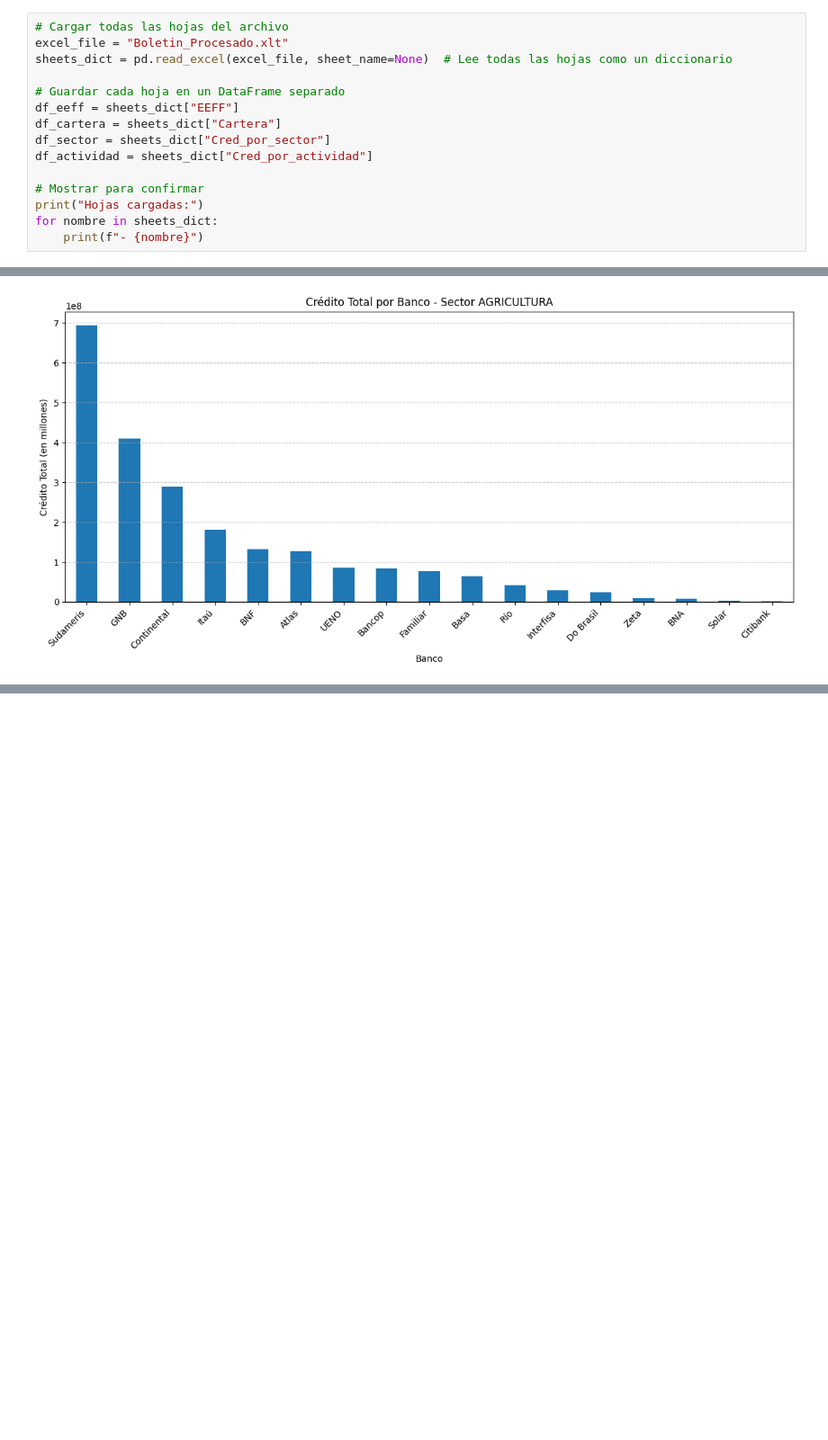
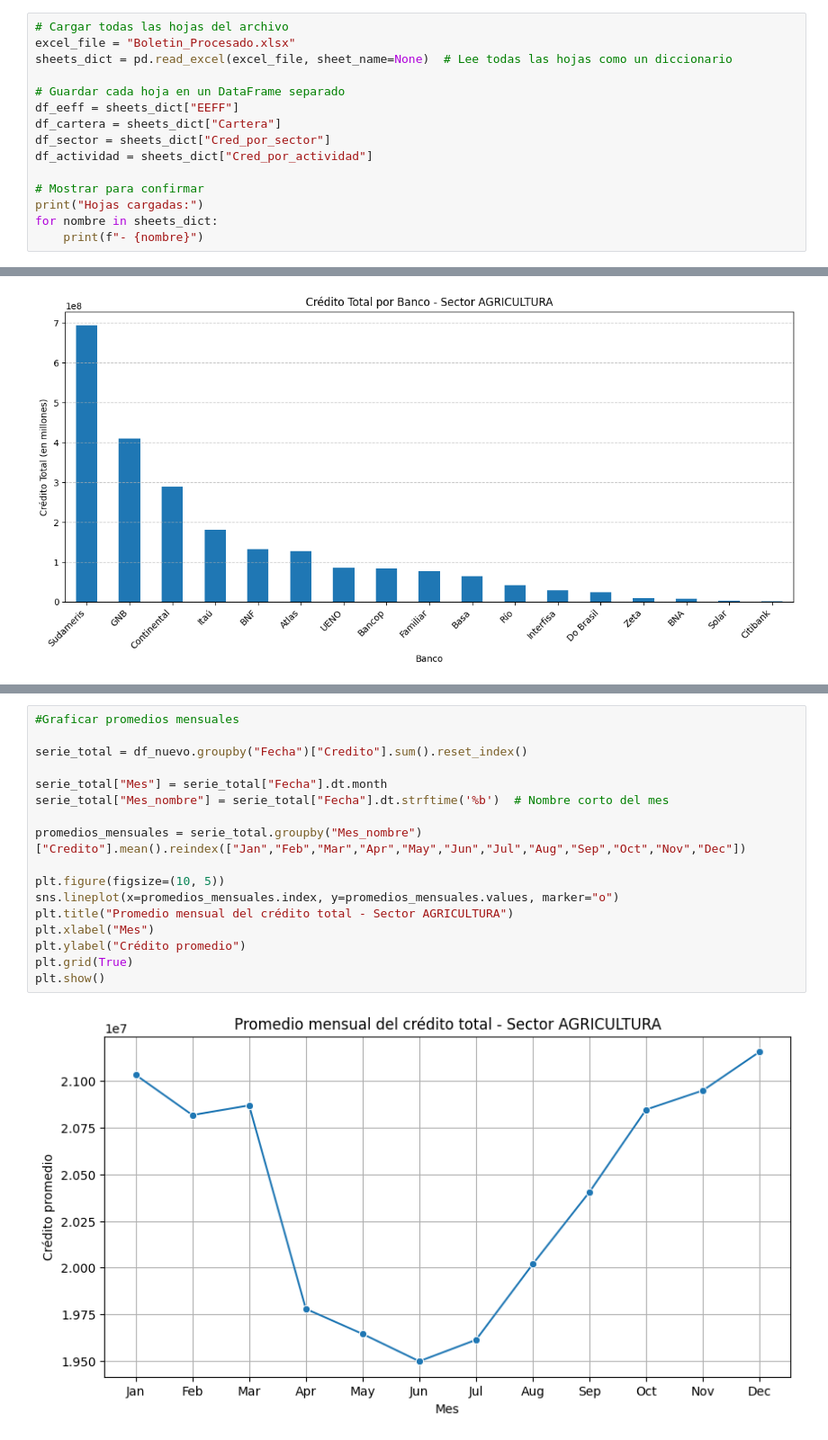
Before and after one commit to MathiasChd/MIA_UNA, a Jupyter notebook: SeriesTemporales/TrabajoGrupal/Trabajo_grupal_MIAAD.ipynb, the cells around one changed output, grey strips where cells are left out. Shown at 90% size. Saved outputs shown, nothing was run; the diff lists cells and outputs as text; blank space fills up the shorter version.

```diff
--- a/SeriesTemporales/TrabajoGrupal/Trabajo_grupal_MIAAD.ipynb
+++ b/SeriesTemporales/TrabajoGrupal/Trabajo_grupal_MIAAD.ipynb
@@ -61,6 +47,6 @@ print(os.listdir())
 # %%
 # Cargar todas las hojas del archivo
-excel_file = "Boletin_Procesado.xlt"
+excel_file = "Boletin_Procesado.xlsx"
 sheets_dict = pd.read_excel(excel_file, sheet_name=None)  # Lee todas las hojas como un diccionario
 
 # Guardar cada hoja en un DataFrame separado
@@ -253,0 +135,19 @@ p-value: 0.5002
+# %%
+#Graficar promedios mensuales
+
+serie_total = df_nuevo.groupby("Fecha")["Credito"].sum().reset_index()
+
+serie_total["Mes"] = serie_total["Fecha"].dt.month
+serie_total["Mes_nombre"] = serie_total["Fecha"].dt.strftime('%b')  # Nombre corto del mes
+
+promedios_mensuales = serie_total.groupby("Mes_nombre")["Credito"].mean().reindex(["Jan","Feb","Mar","Apr","May","Jun","Jul","Aug","Sep","Oct","Nov","Dec"])
+
+plt.figure(figsize=(10, 5))
+sns.lineplot(x=promedios_mensuales.index, y=promedios_mensuales.values, marker="o")
+plt.title("Promedio mensual del crédito total - Sector AGRICULTURA")
+plt.xlabel("Mes")
+plt.ylabel("Crédito promedio")
+plt.grid(True)
+plt.show()
+# %% [output]
+[figure, added]
```
Also changed, not shown: parts of 75 cells of this notebook.
